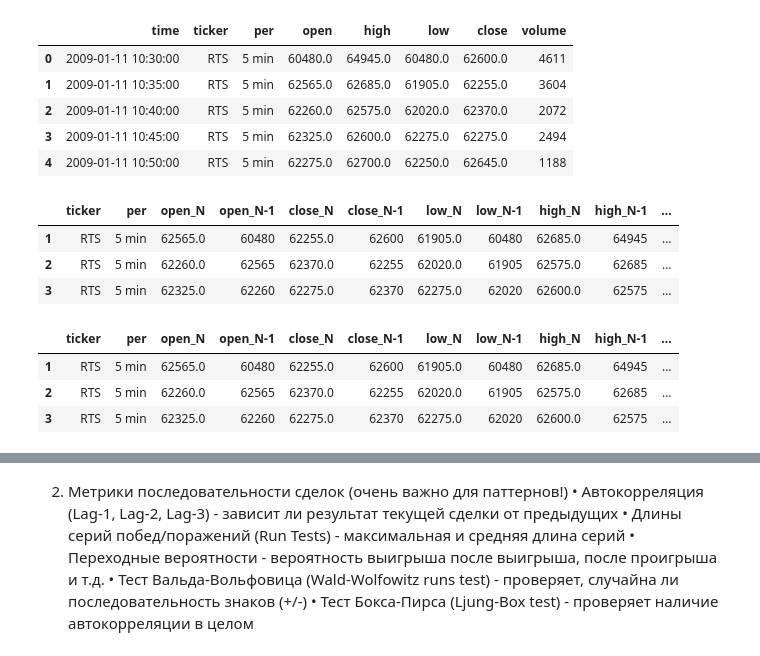
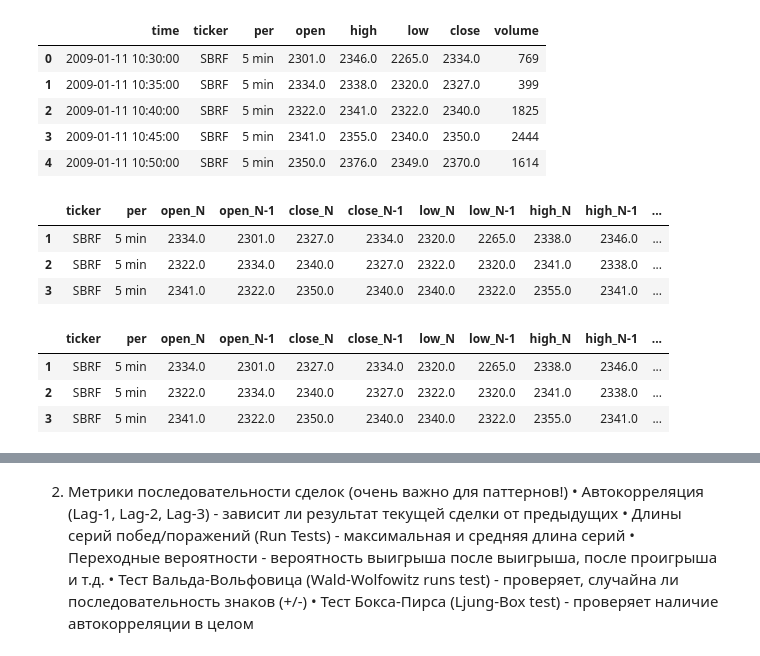
Before and after one commit to AlexKosuhin/AlgoTrading, a Jupyter notebook: Проект/Паттерн Бычье Поглощение.ipynb, the cells around one changed output, grey strips where cells are left out. Saved outputs shown, nothing was run; the diff lists cells and outputs as text; code cells hidden in the pictures.

```diff
--- a/Проект/Паттерн Бычье Поглощение.ipynb
+++ b/Проект/Паттерн Бычье Поглощение.ipynb
@@ -14,7 +14,7 @@ from statsmodels.sandbox.stats.runs import runstest_1samp
 from scipy import stats
 warnings.filterwarnings('ignore')
 # %%
-sber = pd.read_csv(r'C:\Users\user\Desktop\AlgoTrading\data\RTS.txt')
+sber = pd.read_csv(r'C:\Users\user\Desktop\AlgoTrading\data\SBRF.txt')
 # %%
 # Преобразуем "сырой" датафрейм
 def good_dataframe(data, timeframe):
@@ -113,43 +113,41 @@ sber_5 = good_dataframe(sber, '5 min')
 sber_5.head()
 # %% [output]
 |  | time | ticker | per | open | high | low | close | volume |
-| 0 | 2009-01-11 10:30:00 | RTS | 5 min | 60480.0 | 64945.0 | 60480.0 | 62600.0 | 4611 |
-| 1 | 2009-01-11 10:35:00 | RTS | 5 min | 62565.0 | 62685.0 | 61905.0 | 62255.0 | 3604 |
-| 2 | 2009-01-11 10:40:00 | RTS | 5 min | 62260.0 | 62575.0 | 62020.0 | 62370.0 | 2072 |
-| 3 | 2009-01-11 10:45:00 | RTS | 5 min | 62325.0 | 62600.0 | 62275.0 | 62275.0 | 2494 |
-| 4 | 2009-01-11 10:50:00 | RTS | 5 min | 62275.0 | 62700.0 | 62250.0 | 62645.0 | 1188 |
+| 0 | 2009-01-11 10:30:00 | SBRF | 5 min | 2301.0 | 2346.0 | 2265.0 | 2334.0 | 769 |
+| 1 | 2009-01-11 10:35:00 | SBRF | 5 min | 2334.0 | 2338.0 | 2320.0 | 2327.0 | 399 |
+| 2 | 2009-01-11 10:40:00 | SBRF | 5 min | 2322.0 | 2341.0 | 2322.0 | 2340.0 | 1825 |
+| 3 | 2009-01-11 10:45:00 | SBRF | 5 min | 2341.0 | 2355.0 | 2340.0 | 2350.0 | 2444 |
+| 4 | 2009-01-11 10:50:00 | SBRF | 5 min | 2350.0 | 2376.0 | 2349.0 | 2370.0 | 1614 |
 # %%
 # Преобразуем датафрейм для удобства работы с 2 свечными паттернами
 def shift_features_2_candle(data):
     """Смещает все основные столбцы на 1 период назад
 
     Args:
         data (pd.DataFrame): Исходный DataFrame с рыночными данными, содержащий столбцы:
             ['time', 'ticker', 'per', 'open', 'high', 'low', 'close', 'volume']
 
     Returns:
         data (pd.DataFrame): Новый DataFrame с преобразованными данными, содержащий столбцы:
         ['ticker', 'per', 'open_N', 'open_N-1', 'close_N', 'close_N-1', 'low_N',
        'low_N-1', 'high_N', 'high_N-1', 'volume_N', 'volume_N-1', 'time_N',
        'time_N-1']
     """
     data_c = data.copy()
     for i in ['open', 'close', 'low', 'high', 'volume', 'time']:
         data_c[f"{i}_N"] = data[i]
         data_c[f'{i}_N-1'] = data[i].shift(1)
     data_c.drop(['open', 'close', 'low', 'high', 'volume', 'time'], axis=1, inplace=True)
     data_c.dropna(inplace=True)
-    for i in ['open', 'close', 'low', 'high', 'volume']:
-        data_c[f'{i}_N-1'] = data_c[f'{i}_N-1'].astype('int32')
     return data_c
 
 sber_5s = shift_features_2_candle(sber_5)
 sber_5s.head(3)
 # %% [output]
 |  | ticker | per | open_N | open_N-1 | close_N | close_N-1 | low_N | low_N-1 | high_N | high_N-1 | ... |
-| 1 | RTS | 5 min | 62565.0 | 60480 | 62255.0 | 62600 | 61905.0 | 60480 | 62685.0 | 64945 | ... |
-| 2 | RTS | 5 min | 62260.0 | 62565 | 62370.0 | 62255 | 62020.0 | 61905 | 62575.0 | 62685 | ... |
-| 3 | RTS | 5 min | 62325.0 | 62260 | 62275.0 | 62370 | 62275.0 | 62020 | 62600.0 | 62575 | ... |
+| 1 | SBRF | 5 min | 2334.0 | 2301.0 | 2327.0 | 2334.0 | 2320.0 | 2265.0 | 2338.0 | 2346.0 | ... |
+| 2 | SBRF | 5 min | 2322.0 | 2334.0 | 2340.0 | 2327.0 | 2322.0 | 2320.0 | 2341.0 | 2338.0 | ... |
+| 3 | SBRF | 5 min | 2341.0 | 2322.0 | 2350.0 | 2340.0 | 2340.0 | 2322.0 | 2355.0 | 2341.0 | ... |
 # %%
 # Размечаем датафрейм паттерном бычье поглощение
 def detection_bullish_engulfing_pattern(data):
@@ -204,9 +202,9 @@ sber_good = detection_bullish_engulfing_pattern(sber_5s)
 sber_good.head(3)
 # %% [output]
 |  | ticker | per | open_N | open_N-1 | close_N | close_N-1 | low_N | low_N-1 | high_N | high_N-1 | ... |
-| 1 | RTS | 5 min | 62565.0 | 60480 | 62255.0 | 62600 | 61905.0 | 60480 | 62685.0 | 64945 | ... |
-| 2 | RTS | 5 min | 62260.0 | 62565 | 62370.0 | 62255 | 62020.0 | 61905 | 62575.0 | 62685 | ... |
-| 3 | RTS | 5 min | 62325.0 | 62260 | 62275.0 | 62370 | 62275.0 | 62020 | 62600.0 | 62575 | ... |
+| 1 | SBRF | 5 min | 2334.0 | 2301.0 | 2327.0 | 2334.0 | 2320.0 | 2265.0 | 2338.0 | 2346.0 | ... |
+| 2 | SBRF | 5 min | 2322.0 | 2334.0 | 2340.0 | 2327.0 | 2322.0 | 2320.0 | 2341.0 | 2338.0 | ... |
+| 3 | SBRF | 5 min | 2341.0 | 2322.0 | 2350.0 | 2340.0 | 2340.0 | 2322.0 | 2355.0 | 2341.0 | ... |
 # %%
 # Специальная функция для проверки эффективности паттернов
 def filter_min_distance(data, column, N):
```
Also changed, not shown: parts of 10 cells of this notebook, 5 other files.
